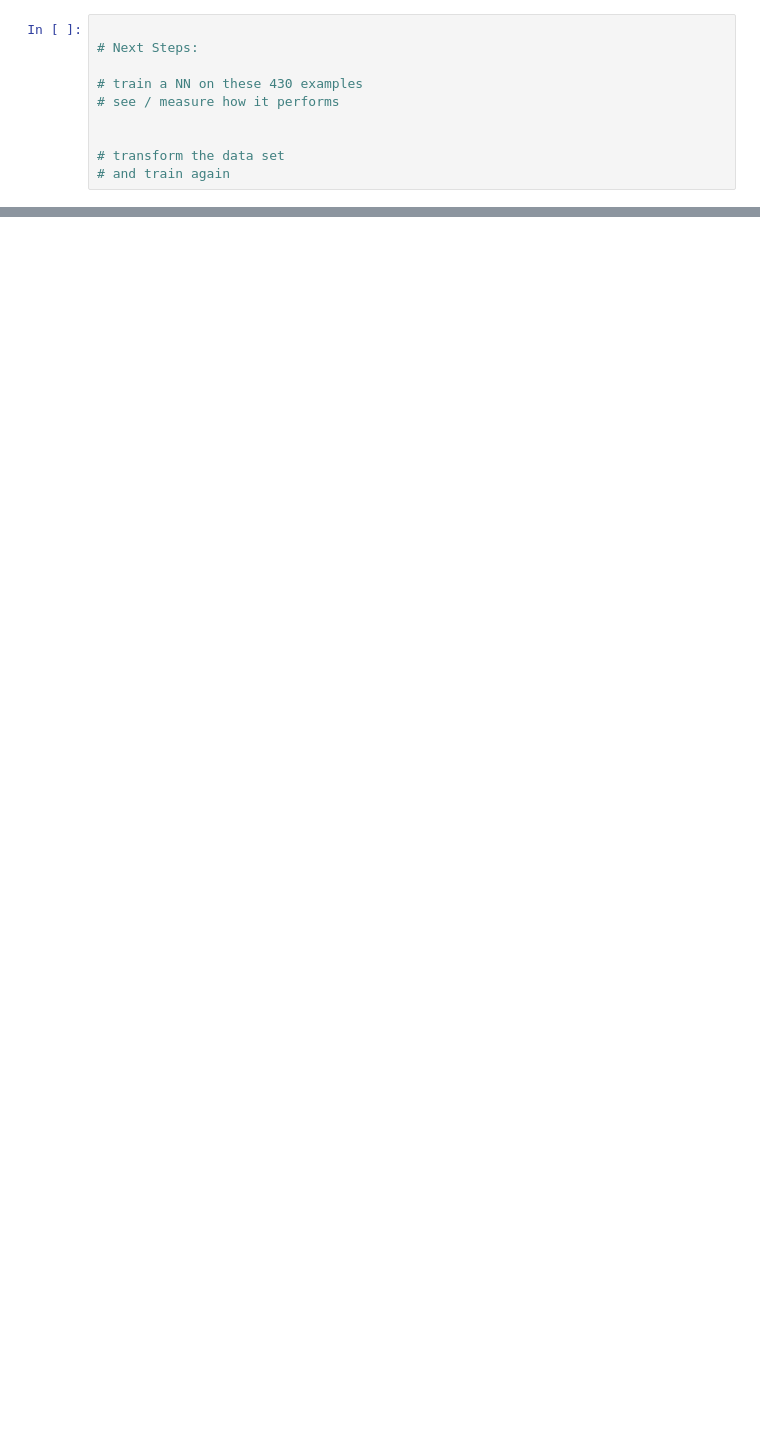
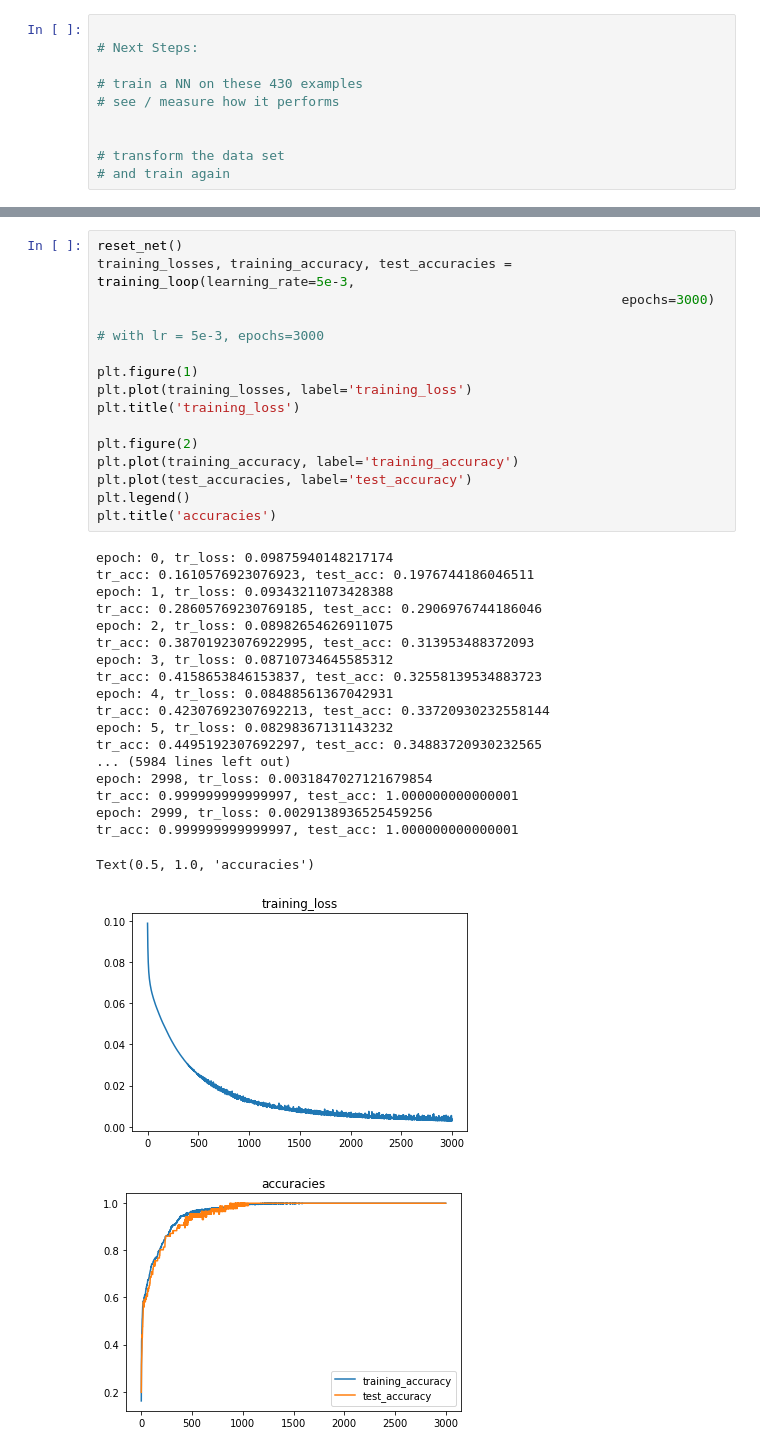
Before and after one commit to arorashu/mnist-digit, a Jupyter notebook: tic-tac-toe.ipynb, the cells around one changed output, grey strips where cells are left out. Cells and saved outputs as stored; diff of their text form; blank space fills up the shorter version.

```diff
--- a/tic-tac-toe.ipynb
+++ b/tic-tac-toe.ipynb
@@ -425,0 +742,37 @@ COMP-EXPERT
+# %%
+reset_net()
+training_losses, training_accuracy, test_accuracies = training_loop(learning_rate=5e-3,
+                                                                   epochs=3000)
+
+# with lr = 5e-3, epochs=3000
+
+plt.figure(1)
+plt.plot(training_losses, label='training_loss')
+plt.title('training_loss')
+
+plt.figure(2)
+plt.plot(training_accuracy, label='training_accuracy')
+plt.plot(test_accuracies, label='test_accuracy')
+plt.legend()
+plt.title('accuracies')
+# %% [output]
+epoch: 0, tr_loss: 0.09875940148217174
+tr_acc: 0.1610576923076923, test_acc: 0.1976744186046511
+epoch: 1, tr_loss: 0.09343211073428388
+tr_acc: 0.28605769230769185, test_acc: 0.2906976744186046
+epoch: 2, tr_loss: 0.08982654626911075
+tr_acc: 0.38701923076922995, test_acc: 0.313953488372093
+epoch: 3, tr_loss: 0.08710734645585312
+tr_acc: 0.4158653846153837, test_acc: 0.32558139534883723
+epoch: 4, tr_loss: 0.08488561367042931
+tr_acc: 0.42307692307692213, test_acc: 0.33720930232558144
+epoch: 5, tr_loss: 0.08298367131143232
+tr_acc: 0.4495192307692297, test_acc: 0.34883720930232565
+... (5984 lines left out)
+epoch: 2998, tr_loss: 0.0031847027121679854
+tr_acc: 0.999999999999997, test_acc: 1.000000000000001
+epoch: 2999, tr_loss: 0.0029138936525459256
+tr_acc: 0.999999999999997, test_acc: 1.000000000000001
+Text(0.5, 1.0, 'accuracies')
+[figure, added]
+[figure, added]
```
Also changed, not shown: parts of 26 cells of this notebook.
